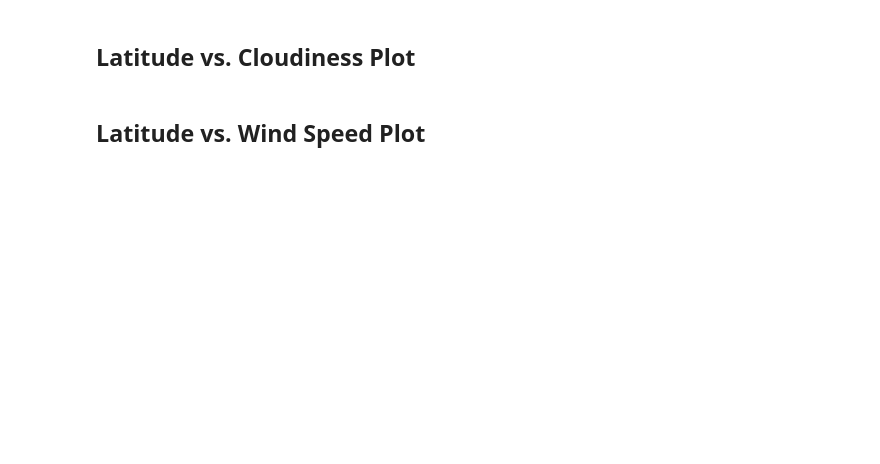
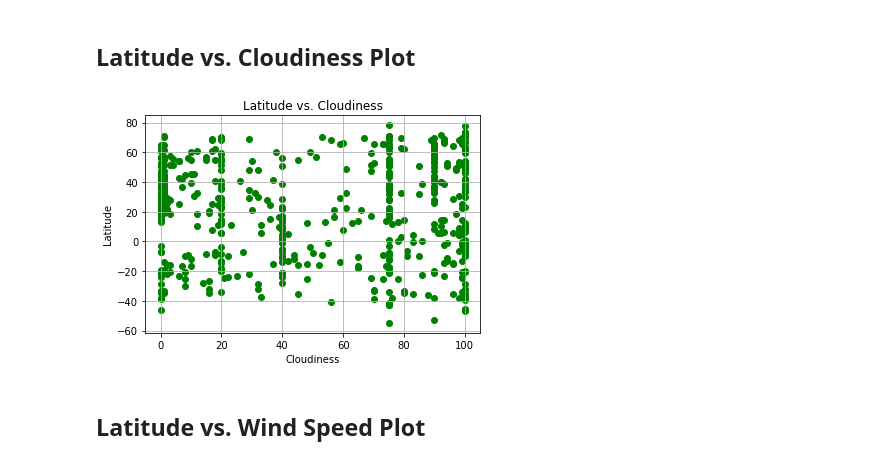
Before and after one commit to caseyjuergens/python-api-challenge, a Jupyter notebook: WeatherPy.ipynb, the cells around one changed output. Cells and saved outputs as stored; diff of their text form; code cells hidden in the pictures; blank space fills up the shorter version.

```diff
--- a/WeatherPy.ipynb
+++ b/WeatherPy.ipynb
@@ -179,4 +237,13 @@ Skip this step if there are no cities that have humidity > 100%.
 # %% [markdown]
 ## Latitude vs. Cloudiness Plot
+# %%
+plt.scatter(clean_city_data['Cloudiness'], clean_city_data['Latitude'], marker='o', color= 'green')
+plt.grid()
+plt.xlabel("Cloudiness")
+plt.ylabel("Latitude")
+plt.title("Latitude vs. Cloudiness")
+plt.show()
+# %% [output]
+[figure, added]
 # %% [markdown]
 ## Latitude vs. Wind Speed Plot
```
Also changed, not shown: parts of 19 cells of this notebook.
